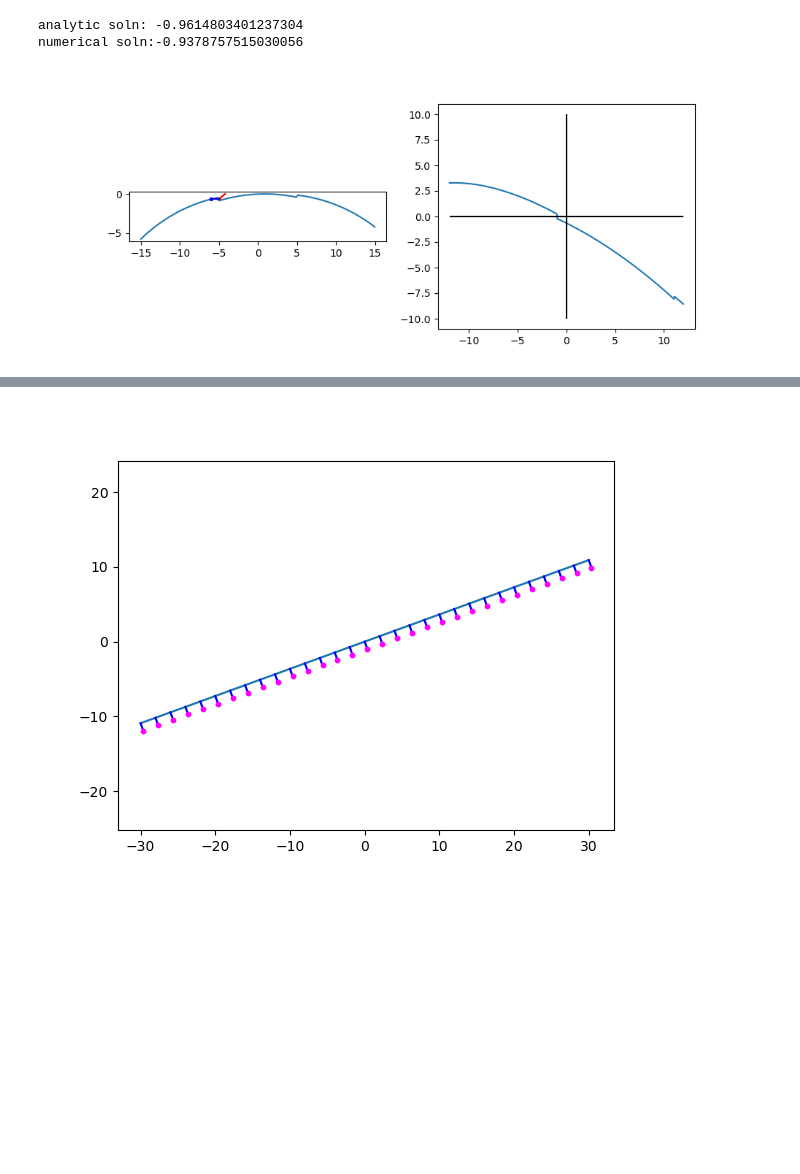
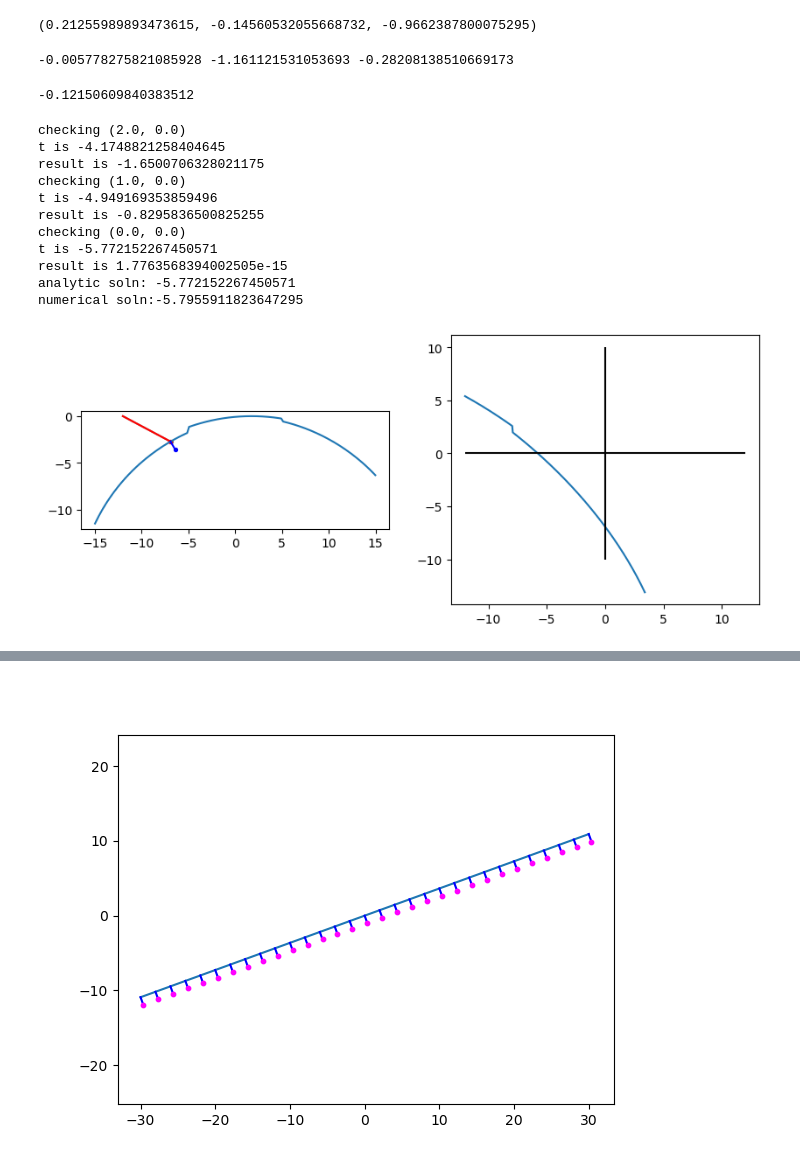
Before and after one commit to ellenle3/ifugen, a Jupyter notebook: python/surface_generator.ipynb, the cells around one changed output, grey strips where cells are left out. Cells and saved outputs as stored; diff of their text form; code cells hidden in the pictures; blank space fills up the shorter version.

Commit message:
changed python implementation to translate conic before rotating. The previous solutions did the transformations in the wrong order. critical xy and C code must be modified

```diff
--- a/python/surface_generator.ipynb
+++ b/python/surface_generator.ipynb
@@ -8,6 +8,25 @@ from matplotlib import cm
 from matplotlib.ticker import LinearLocator
 from slicer_generation import *
 from surface_solns import *
+# %%
+conic_3d_surface_normal(3, -4, 1/50, -1.2, 8, 12, -3)
+# %% [output]
+(0.21255989893473615, -0.14560532055668732, -0.9662387800075295)
+# %%
+xt = -1
+yt = 1.4
+l = 0.1
+m = 0.8
+n = 1.2
+#norm = np.sqrt(l*l+m*m+n*n)
+#l /= norm
+#m /= norm
+#n /= norm
+
+conic_3d_transfer(xt, yt, l, m, n, 1/40, -0.9, 4, 6, -9)
+# %% [output]
+-0.005778275821085928 -1.161121531053693 -0.28208138510669173
+-0.12150609840383512
 # %%
 %matplotlib ipympl
 # %%
@@ -15,7 +34,6 @@ sag_func = tilted_plane_sag
 surface_norm_func = tilted_plane_surface_normal
 transfer_dist_func = tilted_plane_transfer
 critical_xy_func = tilted_plane_critical_xy
-
 
 sag_func = conic_3d_sag
 surface_norm_func = conic_3d_surface_normal
@@ -31,13 +49,13 @@ trace_walls = True
 active_x = False
 active_y = False
 dalpha = 0
-dbeta = 10
+dbeta = -8
 dgamma = 5
 alpha_cen = 0
-beta_cen = 5
+beta_cen = 10
 gamma_cen = 0
 dx = 10
-dy = 3
+dy = 5
 r = -20.1
 c = 1/r
 k = 0
@@ -54,13 +72,14 @@ for i,x1 in enumerate(x):
     surf[i] = make_image_slicer(x1, yt, p, sag_func)
 
 
-xt = -4.2
-l = 1.2
+xt = -12
+l = -1.5
 m = 0
 n = 0.8
-l = l / np.sqrt(l*l+m*m+n*n)
-m = m / np.sqrt(l*l+m*m+n*n)
-n = n / np.sqrt(l*l+m*m+n*n)
+norm = np.sqrt(l*l+m*m+n*n)
+l /= norm
+m /= norm
+n /= norm
 
 ray_in = RayIn(xt, yt, l, m, n)
 ray_out = RayOut(0, 0, 0, 0, 0, 0, 0)
@@ -72,36 +91,45 @@ print("analytic soln: " + str(ray_out.t))
 t = np.linspace(-12, 12, 500)
 feval = np.zeros(len(t))
 for i,t1 in enumerate(t):
     feval[i] = transfer_equation(t1, xt, yt, l, m, n, p, sag_func)
 idx = np.nanargmin(np.abs(feval))
 tnum = t[idx]
 print("numerical soln:" + str(tnum))
 
 fig, axs = plt.subplots(nrows=1, ncols=2, figsize=(10,4))
 axs[0].plot(x, surf)
 
 # Draw analytically calculated ray and surface normal
 axs[0].plot([ray_in.xt, ray_out.xs], [0, ray_out.zs], c='r', zorder=1)
 axs[0].scatter([ray_out.xs], [ray_out.zs], c='r', s=8, zorder=1)
 axs[0].plot([ray_out.xs, ray_out.xs + ray_out.ln], [ray_out.zs, ray_out.zs + ray_out.nn], c='b')
 axs[0].scatter([ray_out.xs + ray_out.ln], [ray_out.zs + ray_out.nn], c='b', s=8, zorder=10)
 
 # Numerically determined ray
 axs[0].plot([ray_in.xt, ray_in.xt + tnum*ray_in.l], [0, tnum*ray_in.n], c='gray', zorder=0)
 axs[0].scatter([ray_in.xt + tnum*ray_in.l], [tnum*ray_in.n], c='gray', s=8, zorder=0)
 
 axs[0].set_aspect("equal")
 
 axs[1].plot(t, feval)
 axs[1].hlines(0, t[0], t[-1], colors='k')
 axs[1].vlines(0, -10, 10, colors='k')
 #axs[1].set_ylim(np.nanmin(feval), np.nanmax(feval))
 
 plt.show()
 # %% [output]
-analytic soln: -0.9614803401237304
-numerical soln:-0.9378757515030056
+checking (2.0, 0.0)
+t is -4.1748821258404645
+result is -1.6500706328021175
+checking (1.0, 0.0)
+t is -4.949169353859496
+result is -0.8295836500825255
+checking (0.0, 0.0)
+t is -5.772152267450571
+result is 1.7763568394002505e-15
+analytic soln: -5.772152267450571
+numerical soln:-5.7955911823647295
-[figure, old version]
+[figure, new version]
 # %%
 sag_func = tilted_plane_sag
 surface_norm_func = tilted_plane_surface_normal
```
Also changed, not shown: parts of 4 cells of this notebook, 5 other files.
